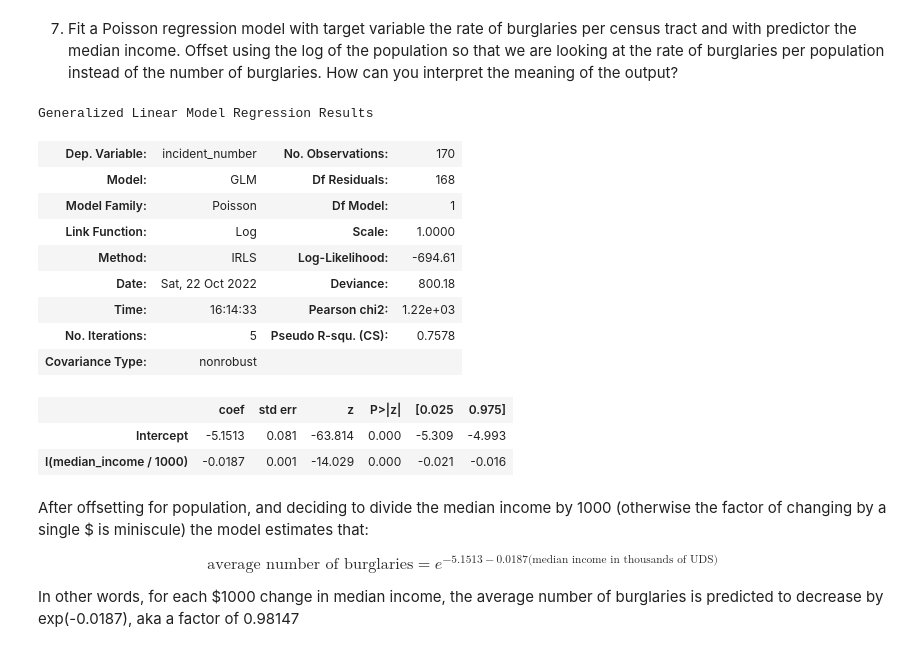
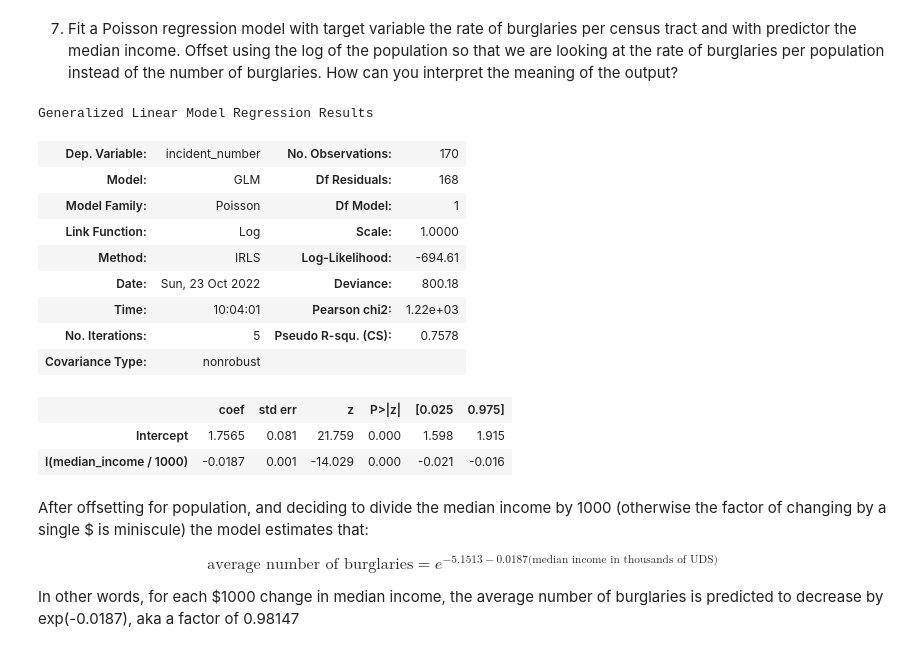
Before and after one commit to tomoumer/api_project-pizza, a Jupyter notebook: notebooks/TU_api_project.ipynb, the cells around one changed output. Saved outputs shown, nothing was run; the diff lists cells and outputs as text; code cells hidden in the pictures.

```diff
--- a/notebooks/TU_api_project.ipynb
+++ b/notebooks/TU_api_project.ipynb
@@ -271,7 +271,7 @@ incidents_by_tract_stats.sort_values('n_incidents_tract_pop', ascending=False)
 
 > note: as observed by Monica, we don't really need the incident number; and sice this part is just for the statistical modeling, I'll condense the table with just the needed information in the code below.
 # %%
-tract_aggrburglary = (
+tract_aggr_burglary = (
     incidents_by_tract_stats
     .groupby(['TRACTCE', 'population', 'median_income'])
     ['incident_number']
@@ -285 +282,4 @@ tract_aggrburglary['population'] = tract_aggrburglary['population'].astype(float
+# %%
+tract_aggr_burglary[['median_income', 'population']] = tract_aggr_burglary[['median_income', 'population']].astype(float)
+tract_aggr_burglary['burglary_per_1kpop'] = tract_aggr_burglary['incident_number'] * 1000 /tract_aggr_burglary['population']
 # %%
@@ -322,26 +322,26 @@ Similar trends observed as described above
 # %% [markdown]
 7. Fit a Poisson regression model with target variable the rate of burglaries per census tract and with predictor the median income. Offset using the log of the population so that we are looking at the rate of burglaries per population instead of the number of burglaries. How can you interpret the meaning of the output?
 # %%
-pr_burg = smf.glm('incident_number ~ I(median_income/1000)',
-                 data = tract_aggrburglary,
-                  offset = np.log(tract_aggrburglary['population']),
+pr_burglary = smf.glm('incident_number ~ I(median_income/1000)',
+                 data = tract_aggr_burglary,
+                 offset = np.log(tract_aggr_burglary['population']/1000),
                  family = sm.families.Poisson()
                  ).fit()
 
-pr_burg.summary()
+pr_burglary.summary()
 # %% [output]
 Generalized Linear Model Regression Results
 | Dep. Variable: | incident_number | No. Observations: | 170 |
 | Model: | GLM | Df Residuals: | 168 |
 | Model Family: | Poisson | Df Model: | 1 |
 | Link Function: | Log | Scale: | 1.0000 |
 | Method: | IRLS | Log-Likelihood: | -694.61 |
-| Date: | Sat, 22 Oct 2022 | Deviance: | 800.18 |
-| Time: | 16:14:33 | Pearson chi2: | 1.22e+03 |
+| Date: | Sun, 23 Oct 2022 | Deviance: | 800.18 |
+| Time: | 10:04:01 | Pearson chi2: | 1.22e+03 |
 | No. Iterations: | 5 | Pseudo R-squ. (CS): | 0.7578 |
 | Covariance Type: | nonrobust |  |  |
 |  | coef | std err | z | P>|z| | [0.025 | 0.975] |
-| Intercept | -5.1513 | 0.081 | -63.814 | 0.000 | -5.309 | -4.993 |
+| Intercept | 1.7565 | 0.081 | 21.759 | 0.000 | 1.598 | 1.915 |
 | I(median_income / 1000) | -0.0187 | 0.001 | -14.029 | 0.000 | -0.021 | -0.016 |
 # %% [markdown]
 After offsetting for population, and deciding to divide the median income by 1000 (otherwise the factor of changing by a single $ is miniscule) the model estimates that:
```
Also changed, not shown: parts of 9 cells of this notebook.
